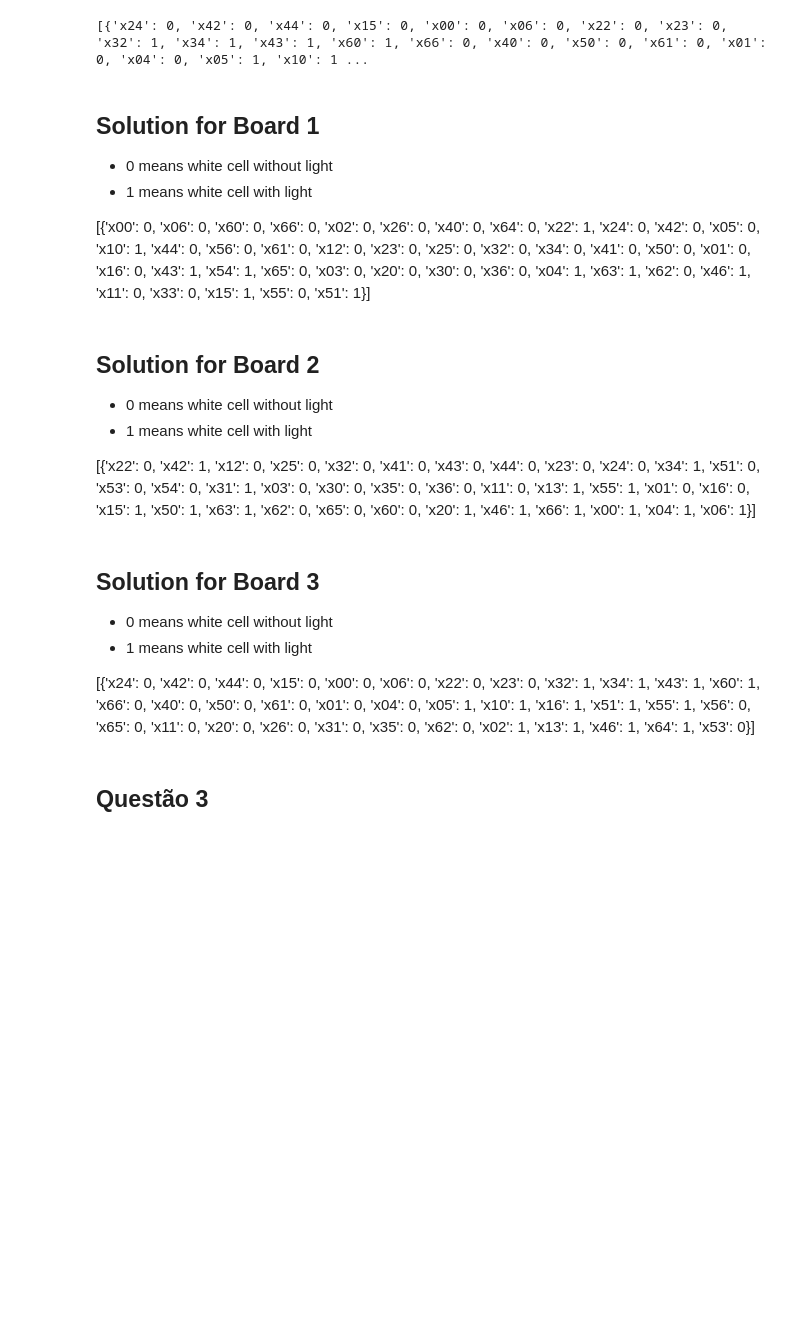
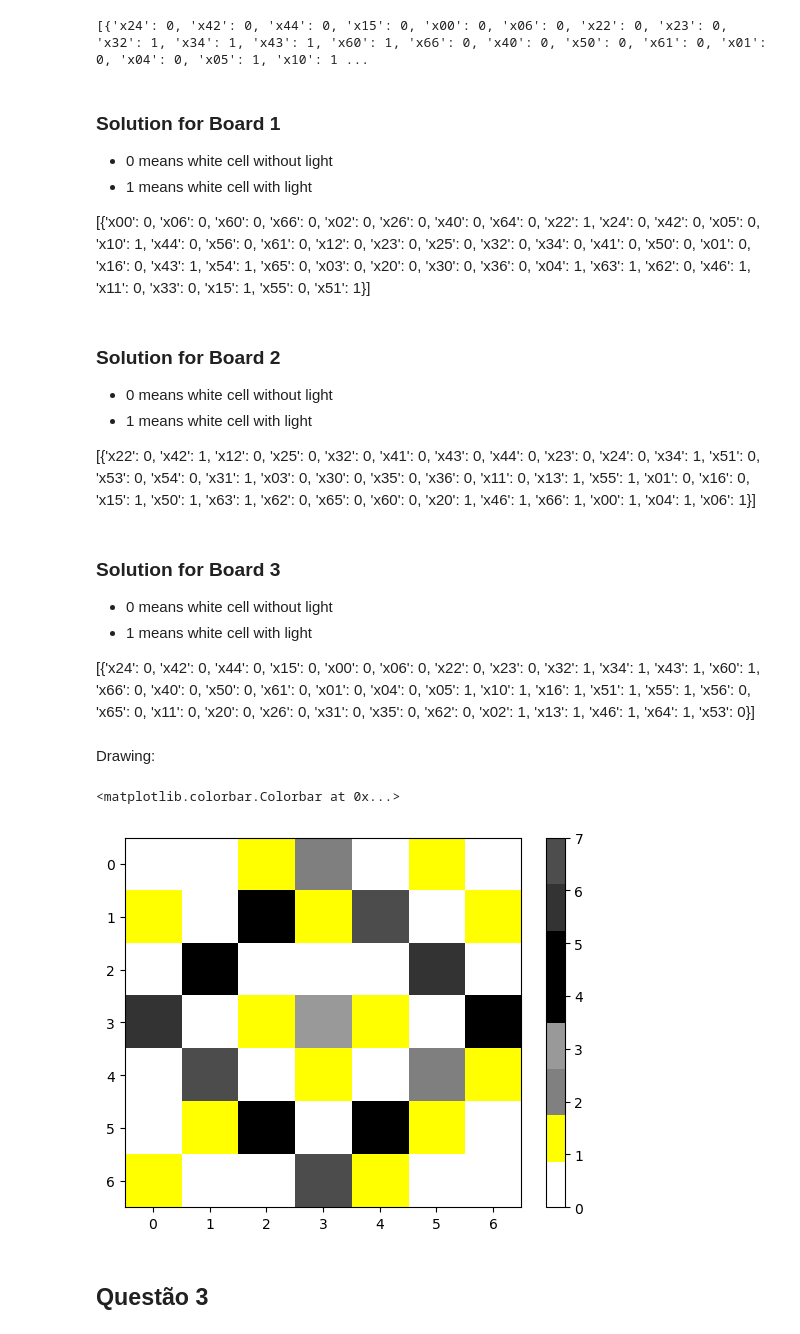
Before and after one commit to gbrlbrbs/CMC15_Lab1, a Jupyter notebook: cmc15_lab1.ipynb, the cells around one changed output. Drawn from its saved outputs; the diff is of its cells as text; code cells hidden in the pictures; blank space fills up the shorter version.

Commit message:
drawing for questioin 2

```diff
--- a/cmc15_lab1.ipynb
+++ b/cmc15_lab1.ipynb
@@ -170,7 +171,7 @@ problem = Problem()
 # %%
 # Setup board
 N = 7
-board = np.array([[0 for j in range(N)] for i in range(N)])
+board = np.zeros((N, N))
 # %% [markdown]
 LEGEND FOR THE SETUP OF THE BLACK BOXES:
 
@@ -428,24 +429,51 @@ solution = problem.getSolutions()
 print(solution)
 # %% [output]
 [{'x24': 0, 'x42': 0, 'x44': 0, 'x15': 0, 'x00': 0, 'x06': 0, 'x22': 0, 'x23': 0, 'x32': 1, 'x34': 1, 'x43': 1, 'x60': 1, 'x66': 0, 'x40': 0, 'x50': 0, 'x61': 0, 'x01': 0, 'x04': 0, 'x05': 1, 'x10': 1 ...
+# %%
+filter_dict_light = dict(filter(lambda x: x[1] == 1, solution[0].items()))
+light_positions = list(filter_dict_light.keys())
+
+def transform_position_to_tuple(x: str):
+    list_chars = list(x)
+    #print(list_chars)
+    #print(int(list_chars[1]))
+    return (int(list_chars[1]), int(list_chars[2]))
+
+light_positions_tuple = list(map(transform_position_to_tuple, light_positions))
+# %%
+for tup in light_positions_tuple:
+    board[tup] = 1
 # %% [markdown]
-## Solution for Board 1
+### Solution for Board 1
 - 0 means white cell without light
 - 1 means white cell with light
 
 [{'x00': 0, 'x06': 0, 'x60': 0, 'x66': 0, 'x02': 0, 'x26': 0, 'x40': 0, 'x64': 0, 'x22': 1, 'x24': 0, 'x42': 0, 'x05': 0, 'x10': 1, 'x44': 0, 'x56': 0, 'x61': 0, 'x12': 0, 'x23': 0, 'x25': 0, 'x32': 0, 'x34': 0, 'x41': 0, 'x50': 0, 'x01': 0, 'x16': 0, 'x43': 1, 'x54': 1, 'x65': 0, 'x03': 0, 'x20': 0, 'x30': 0, 'x36': 0, 'x04': 1, 'x63': 1, 'x62': 0, 'x46': 1, 'x11': 0, 'x33': 0, 'x15': 1, 'x55': 0, 'x51': 1}]
 # %% [markdown]
-## Solution for Board 2
+### Solution for Board 2
 - 0 means white cell without light
 - 1 means white cell with light
 
 [{'x22': 0, 'x42': 1, 'x12': 0, 'x25': 0, 'x32': 0, 'x41': 0, 'x43': 0, 'x44': 0, 'x23': 0, 'x24': 0, 'x34': 1, 'x51': 0, 'x53': 0, 'x54': 0, 'x31': 1, 'x03': 0, 'x30': 0, 'x35': 0, 'x36': 0, 'x11': 0, 'x13': 1, 'x55': 1, 'x01': 0, 'x16': 0, 'x15': 1, 'x50': 1, 'x63': 1, 'x62': 0, 'x65': 0, 'x60': 0, 'x20': 1, 'x46': 1, 'x66': 1, 'x00': 1, 'x04': 1, 'x06': 1}]
 # %% [markdown]
-## Solution for Board 3
+### Solution for Board 3
 - 0 means white cell without light
 - 1 means white cell with light
 
 [{'x24': 0, 'x42': 0, 'x44': 0, 'x15': 0, 'x00': 0, 'x06': 0, 'x22': 0, 'x23': 0, 'x32': 1, 'x34': 1, 'x43': 1, 'x60': 1, 'x66': 0, 'x40': 0, 'x50': 0, 'x61': 0, 'x01': 0, 'x04': 0, 'x05': 1, 'x10': 1, 'x16': 1, 'x51': 1, 'x55': 1, 'x56': 0, 'x65': 0, 'x11': 0, 'x20': 0, 'x26': 0, 'x31': 0, 'x35': 0, 'x62': 0, 'x02': 1, 'x13': 1, 'x46': 1, 'x64': 1, 'x53': 0}]
+# %% [markdown]
+Drawing:
+# %%
+fig = plt.figure()
+ax = fig.add_subplot(111)
+
+colourmap = ListedColormap(["white", "yellow", "0.5", "0.6", "0", "0", "0.2", "0.3"])
+
+img = ax.imshow(board, aspect='auto', interpolation='nearest', cmap=colourmap)
+fig.colorbar(img)
+# %% [output]
+<matplotlib.colorbar.Colorbar at 0x...>
+[figure, added]
 # %% [markdown]
 ## Questão 3
 # %% [markdown]
```
Also changed, not shown: parts of 2 cells of this notebook.
